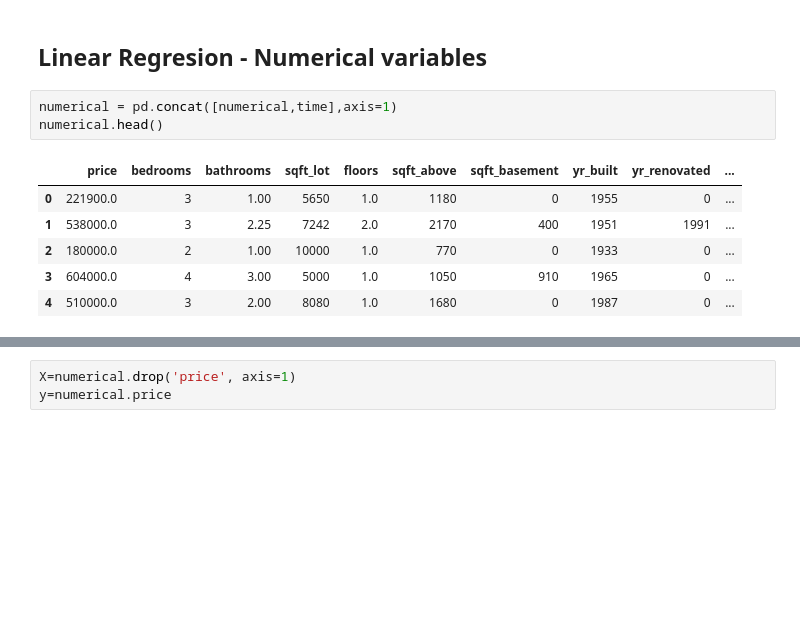
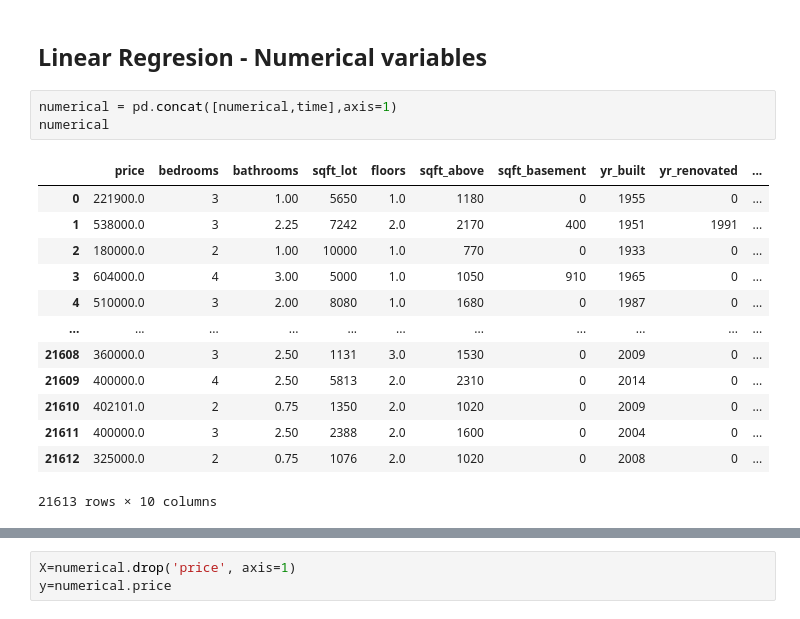
Before and after one commit to fprieto8111/MidTermProject, a Jupyter notebook: MidTermProject.ipynb, the cells around one changed output, grey strips where cells are left out. Saved outputs shown, nothing was run; the diff lists cells and outputs as text; blank space fills up the shorter version.

```diff
--- a/MidTermProject.ipynb
+++ b/MidTermProject.ipynb
@@ -231,11 +284,18 @@ Name: condition_years, dtype: int64
 ## Linear Regresion - Numerical variables
 # %%
 numerical = pd.concat([numerical,time],axis=1)
-numerical.head()
+numerical
 # %% [output]
 |  | price | bedrooms | bathrooms | sqft_lot | floors | sqft_above | sqft_basement | yr_built | yr_renovated | ... |
 | 0 | 221900.0 | 3 | 1.00 | 5650 | 1.0 | 1180 | 0 | 1955 | 0 | ... |
 | 1 | 538000.0 | 3 | 2.25 | 7242 | 2.0 | 2170 | 400 | 1951 | 1991 | ... |
 | 2 | 180000.0 | 2 | 1.00 | 10000 | 1.0 | 770 | 0 | 1933 | 0 | ... |
 | 3 | 604000.0 | 4 | 3.00 | 5000 | 1.0 | 1050 | 910 | 1965 | 0 | ... |
 | 4 | 510000.0 | 3 | 2.00 | 8080 | 1.0 | 1680 | 0 | 1987 | 0 | ... |
+| ... | ... | ... | ... | ... | ... | ... | ... | ... | ... | ... |
+| 21608 | 360000.0 | 3 | 2.50 | 1131 | 3.0 | 1530 | 0 | 2009 | 0 | ... |
+| 21609 | 400000.0 | 4 | 2.50 | 5813 | 2.0 | 2310 | 0 | 2014 | 0 | ... |
+| 21610 | 402101.0 | 2 | 0.75 | 1350 | 2.0 | 1020 | 0 | 2009 | 0 | ... |
+| 21611 | 400000.0 | 3 | 2.50 | 2388 | 2.0 | 1600 | 0 | 2004 | 0 | ... |
+| 21612 | 325000.0 | 2 | 0.75 | 1076 | 2.0 | 1020 | 0 | 2008 | 0 | ... |
+21613 rows × 10 columns
```
Also changed, not shown: parts of 13 cells of this notebook.
